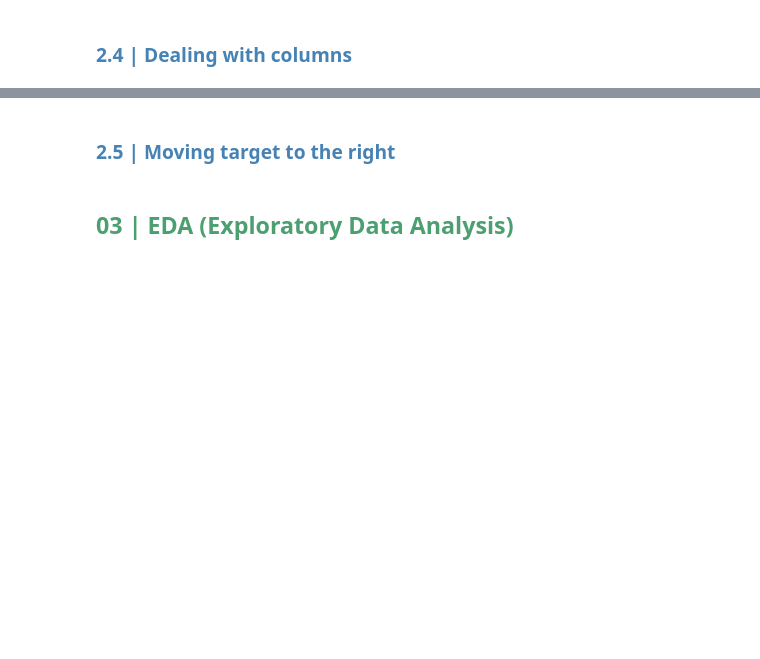
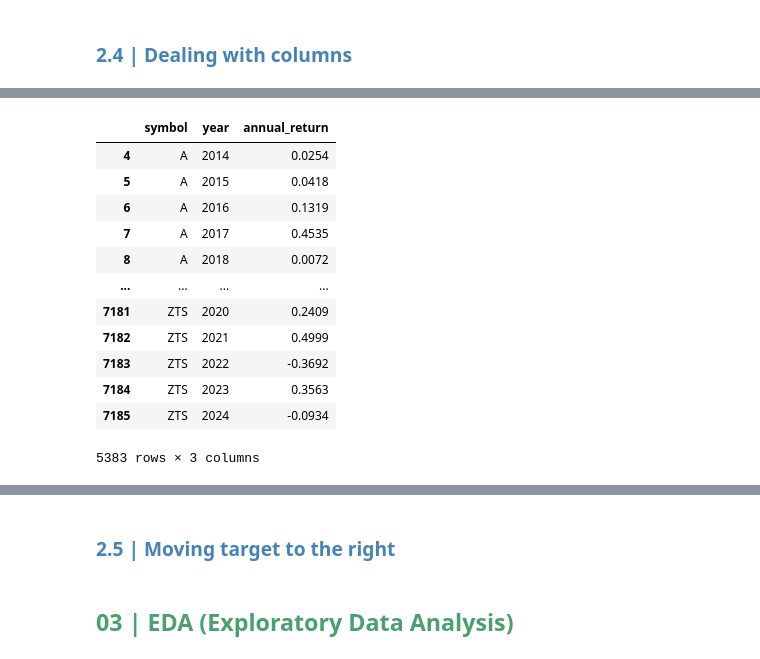
Before and after one commit to marsalmorera/streamlit-stock, a Jupyter notebook: test.ipynb, the cells around one changed output, grey strips where cells are left out. Cells and saved outputs as stored; diff of their text form; code cells hidden in the pictures; blank space fills up the shorter version.

```diff
--- a/test.ipynb
+++ b/test.ipynb
@@ -18,9 +18,9 @@ import plotly.graph_objects as g
 # %% [markdown]
 <h2 style="color: #4C9F70;"> 01 | Data Extraction </h2>
 # %%
-data = pd.read_csv('sp500_stocks.csv')
-sp = pd.read_csv('sp500_index.csv')
-annual_returns = pd.read_csv('annual_returns.csv')
+data = pd.read_csv('plan_kaggle/sp500_stocks.csv')
+sp = pd.read_csv('plan_kaggle/sp500_index.csv')
+annual_returns = pd.read_csv('plan_kaggle/annual_returns.csv')
 # %%
 # Cleaning columns with snake_case
 data.columns = [col.lower().replace(" ", "_")for col in data.columns]
@@ -128,5 +253,26 @@ stock_df['day'] = stock_df['date'].dt.day
 # %%
 # Creating new columns. Which will give us the annual return yearly per each stock & sp500.
 annual_returns = stock_df.groupby(['symbol', 'year']).apply(lambda group: (group['price'].iloc[-1] / group['price'].iloc[0]) - 1).reset_index(name='annual_return').round(4)
+# %%
+# Drop rows where year is between 2010 and 2013 because SP500 for comparison we do have 2014.
+#data2.drop(data2[(data2['year'] >= 2010) & (data2['year'] <= 2014)].index, inplace=True)
+
+annual_returns.drop(annual_returns[(annual_returns['year'] >= 2010) & (annual_returns['year'] <= 2013)].index, inplace=True)
+# %%
+annual_returns
+# %% [output]
+|  | symbol | year | annual_return |
+| 4 | A | 2014 | 0.0254 |
+| 5 | A | 2015 | 0.0418 |
+| 6 | A | 2016 | 0.1319 |
+| 7 | A | 2017 | 0.4535 |
+| 8 | A | 2018 | 0.0072 |
+| ... | ... | ... | ... |
+| 7181 | ZTS | 2020 | 0.2409 |
+| 7182 | ZTS | 2021 | 0.4999 |
+| 7183 | ZTS | 2022 | -0.3692 |
+| 7184 | ZTS | 2023 | 0.3563 |
+| 7185 | ZTS | 2024 | -0.0934 |
+5383 rows × 3 columns
 # %%
 annual_returns
```
Also changed, not shown: parts of 51 cells of this notebook, 5 other files.
